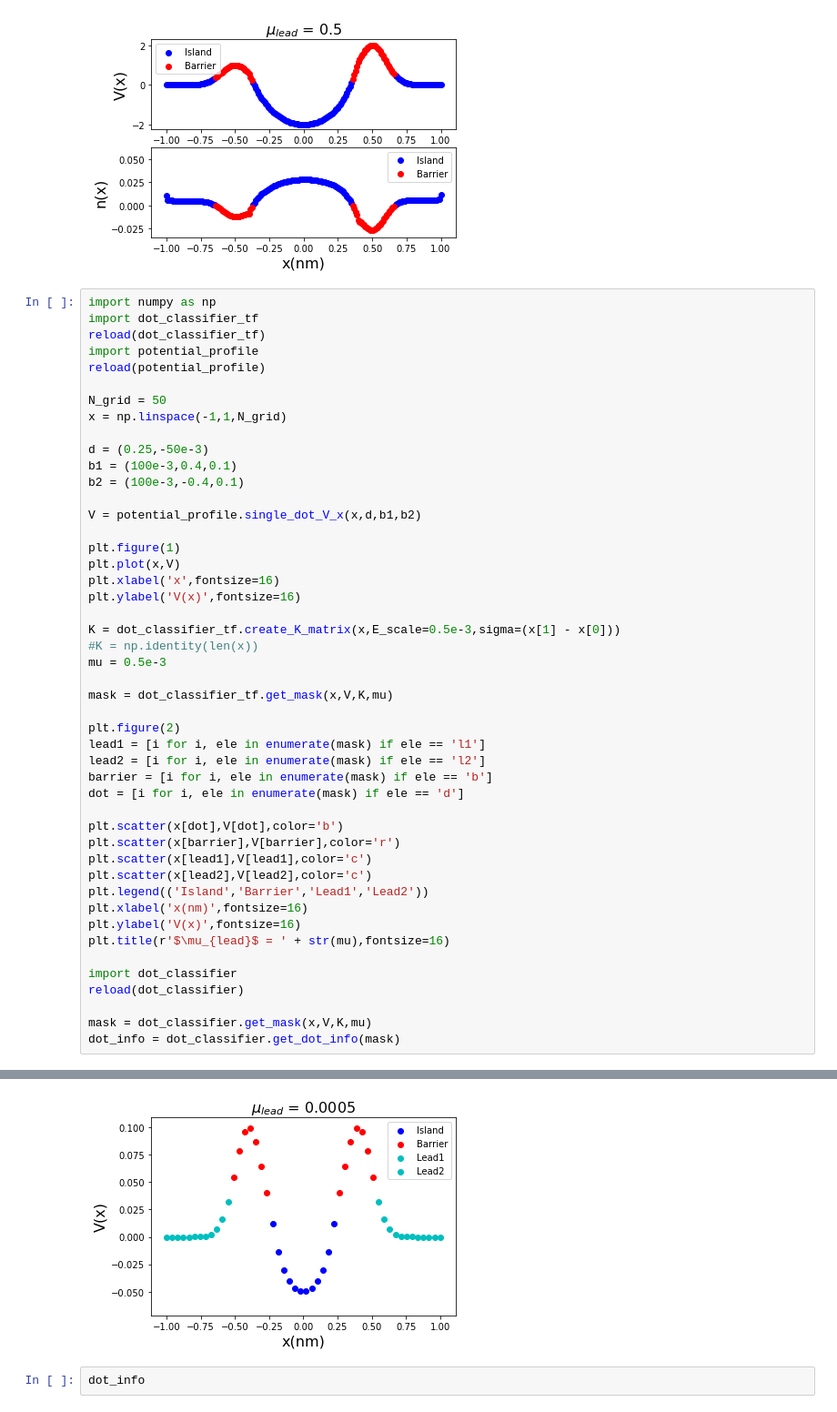
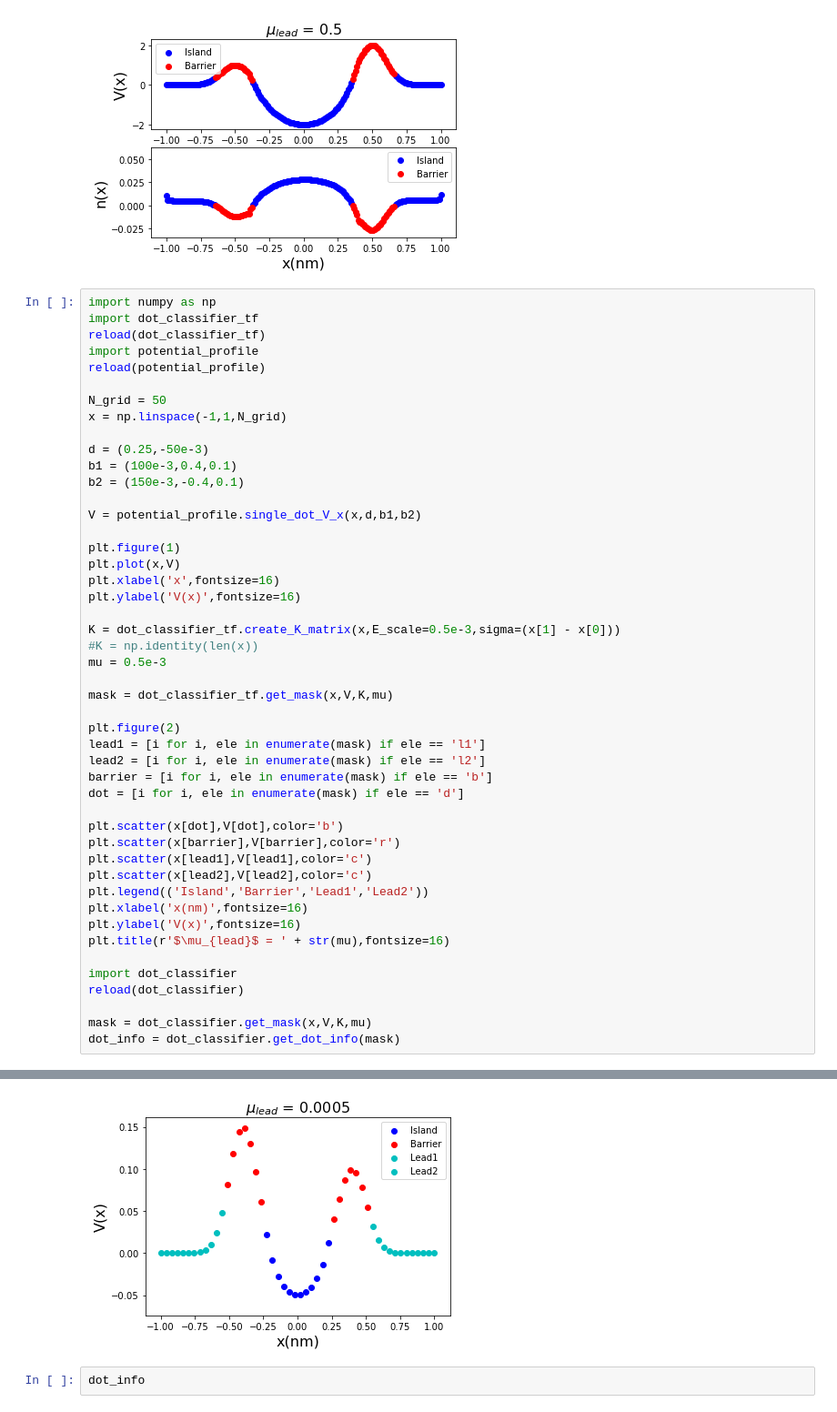
Before and after one commit to Quantumgame/quantum-ml, a Jupyter notebook: ndot/lib/playground.ipynb, the cells around one changed output, grey strips where cells are left out. Shown: that part at 91% size. Saved outputs shown, nothing was run; the diff lists cells and outputs as text.

```diff
--- a/ndot/lib/playground.ipynb
+++ b/ndot/lib/playground.ipynb
@@ -103,7 +103,7 @@ x = np.linspace(-1,1,N_grid)
 
 d = (0.25,-50e-3)
 b1 = (100e-3,0.4,0.1)
-b2 = (100e-3,-0.4,0.1)
+b2 = (150e-3,-0.4,0.1)
 
 V = potential_profile.single_dot_V_x(x,d,b1,b2)
 
@@ -143,4 +143,4 @@ dot_info = dot_classifier.get_dot_info(mask)
-[figure, old version]
+[figure, new version]
 # %%
 dot_info
 # %% [output]
```
Also changed, not shown: parts of 1 cell of this notebook, 5 other files.
